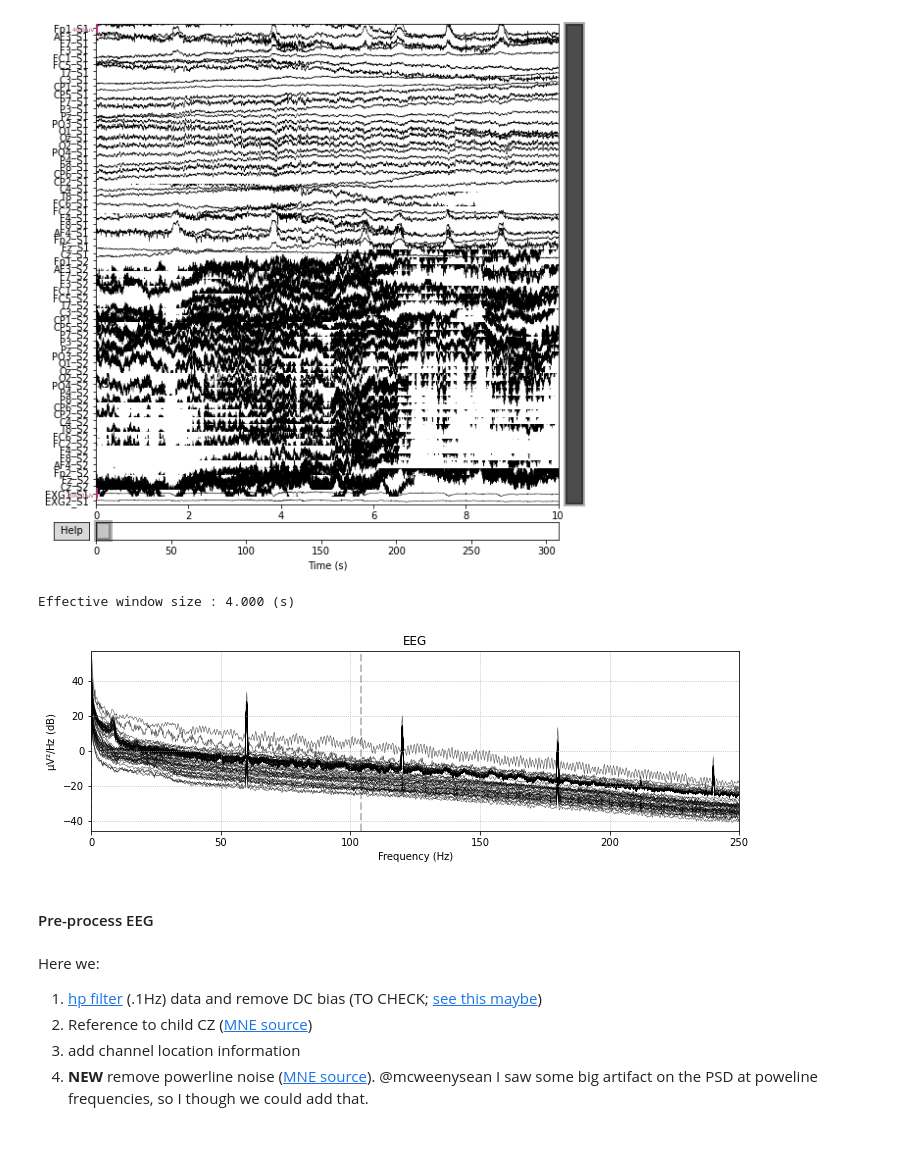
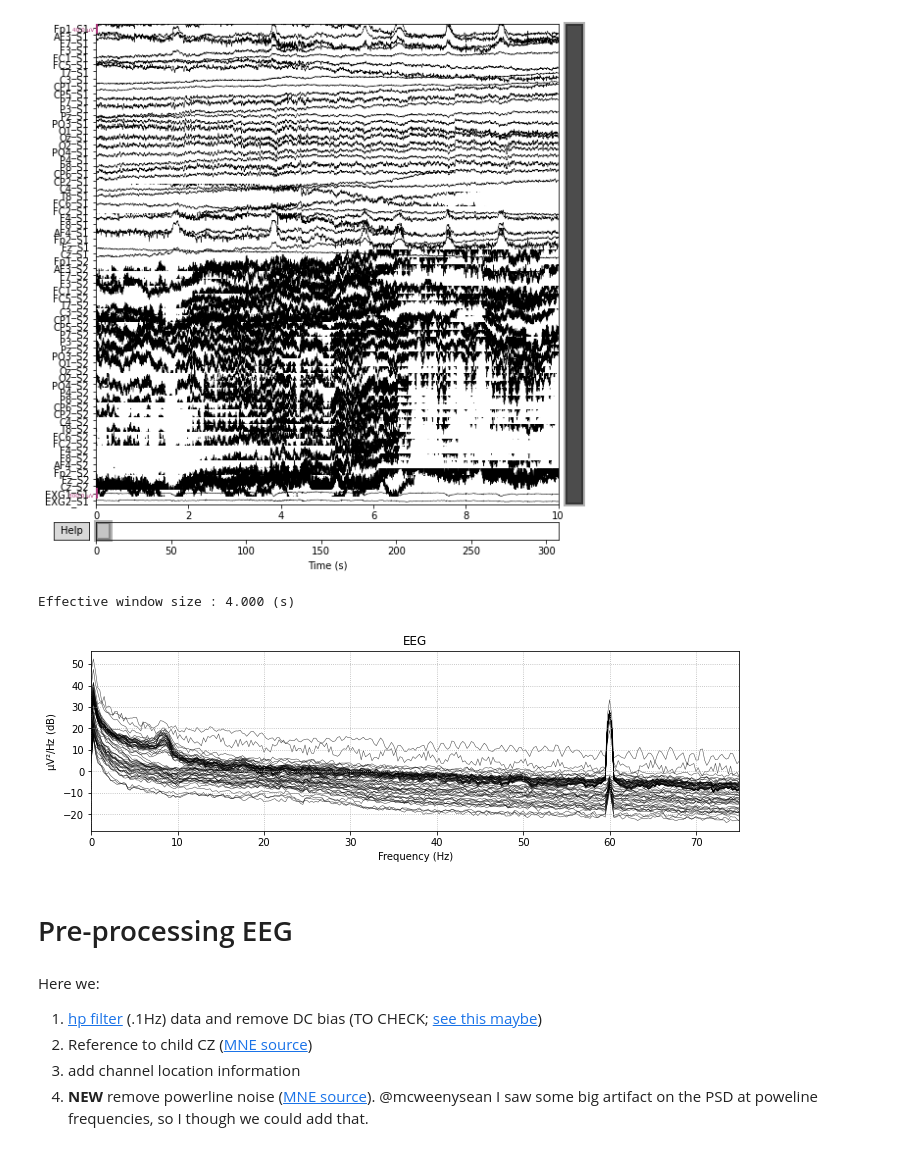
Before and after one commit to FranckPrts/Use-custom-events-in-MNE, a Jupyter notebook: add_events_metadata_method_nosplit.ipynb, the cells around one changed output. Saved outputs shown, nothing was run; the diff lists cells and outputs as text; code cells hidden in the pictures.

```diff
--- a/add_events_metadata_method_nosplit.ipynb
+++ b/add_events_metadata_method_nosplit.ipynb
@@ -44,0 +47,9 @@ import matplotlib.pyplot as plt
+# %%
+if platform == "darwin":  # OS X
+    root  = "../../W2W-Data/W2W-EEG/Franck_eeg_share/"
+    saves = "../../W2W-Data/W2W-EEG/Franck_eeg_share/W2W-saves/"
+elif platform == "win32": # Windows
+    root = "C:\\Users\\mcwee\\Documents\\HyPyP\\social_eeg_project\\data\\"
+    saves = "C:\\Users\\mcwee\\Documents\\HyPyP\\social_eeg_project\\data\\saves\\"
+else:
+    print("Please insert manually your 'study root' path and 'saves' path")
@@ -185,13 +193,13 @@ plt.show()
 Using matplotlib as 2D backend.
 [figure]
 # %%
-raw.plot_psd(fmax=250, average=False, spatial_colors=True, show=False)
+raw.plot_psd(fmax=75, average=False, spatial_colors=True, show=False)
 plt.show()
 # %% [output]
 Effective window size : 4.000 (s)
-[figure, old version]
+[figure, new version]
 # %% [markdown]
-#### Pre-process EEG
+# Pre-processing EEG
 # %% [markdown]
 Here we:
 1. [hp filter](https://mne.tools/stable/generated/mne.io.Raw.html?highlight=raw%20filter#mne.io.Raw.filter) (.1Hz) data and remove DC bias (TO CHECK; [see this maybe](https://mne.discourse.group/t/create-filter-picks-n-channels-64-got-64-error/3364))
```
Also changed, not shown: parts of 15 cells of this notebook.
